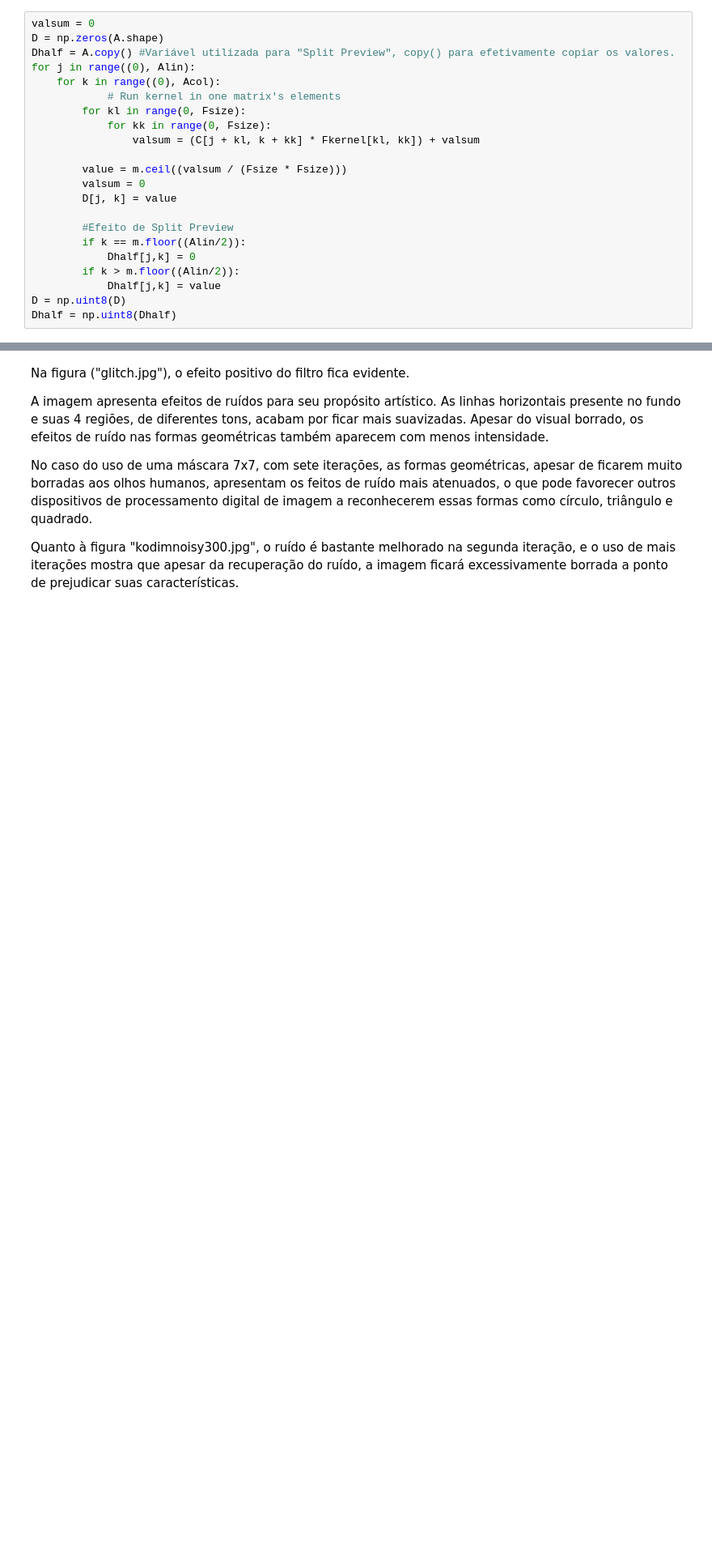
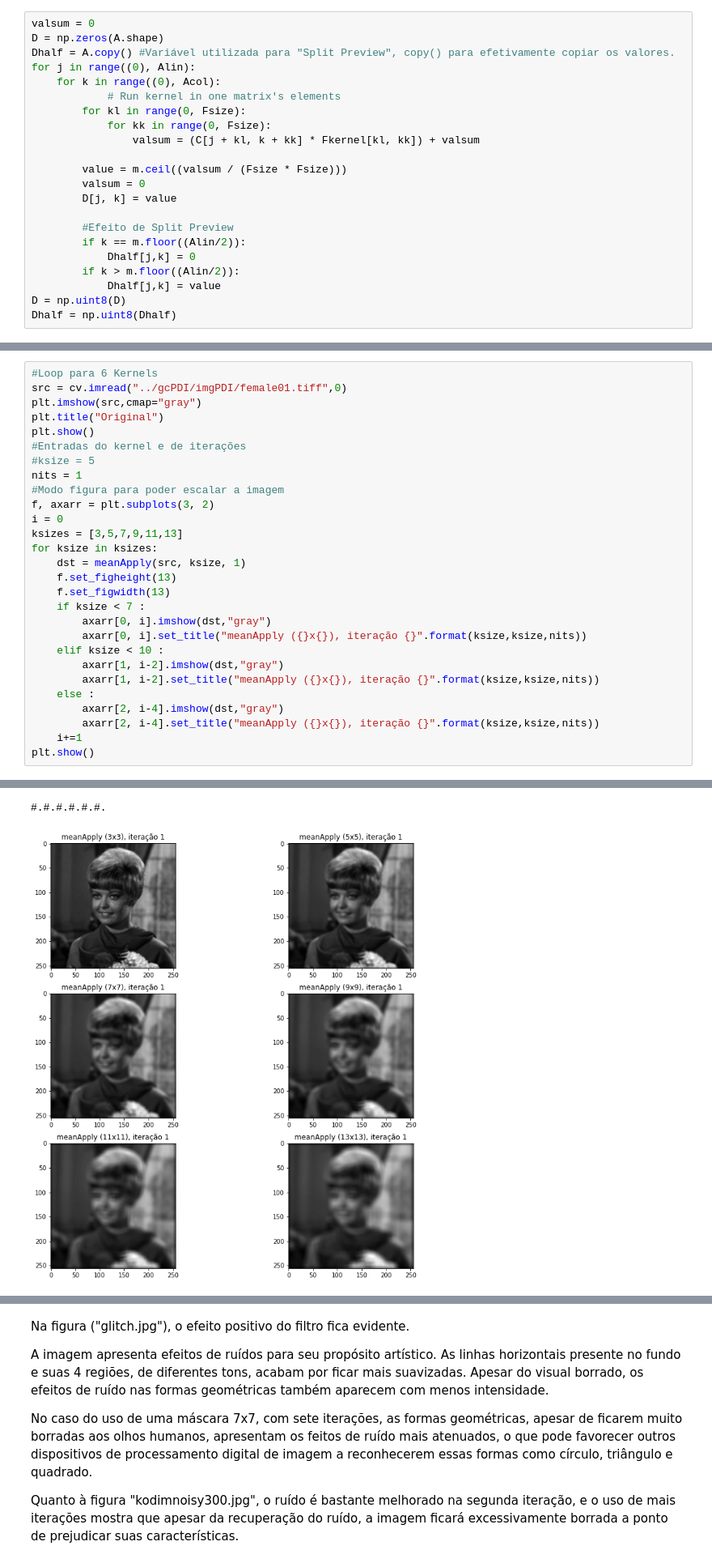
Before and after one commit to Err0rGCeni/studyLAPISCOOpenCV, a Jupyter notebook: gcPDI/gc02_01FiltroMedia.ipynb, the cells around one changed output, grey strips where cells are left out. Shown at 81% size. Saved outputs shown, nothing was run; the diff lists cells and outputs as text; blank space fills up the shorter version.

```diff
--- a/gcPDI/gc02_01FiltroMedia.ipynb
+++ b/gcPDI/gc02_01FiltroMedia.ipynb
@@ -339,0 +281,29 @@ Iteração -> 5
+# %%
+#Loop para 6 Kernels
+src = cv.imread("../gcPDI/imgPDI/female01.tiff",0)
+plt.imshow(src,cmap="gray")
+plt.title("Original")
+plt.show()
+#Entradas do kernel e de iterações
+#ksize = 5
+nits = 1
+#Modo figura para poder escalar a imagem
+f, axarr = plt.subplots(3, 2)
+i = 0
+ksizes = [3,5,7,9,11,13]
+for ksize in ksizes:
+    dst = meanApply(src, ksize, 1)
+    f.set_figheight(13)
+    f.set_figwidth(13)
+    if ksize < 7 :
+        axarr[0, i].imshow(dst,"gray")
+        axarr[0, i].set_title("meanApply ({}x{}), iteração {}".format(ksize,ksize,nits))
+    elif ksize < 10 :
+        axarr[1, i-2].imshow(dst,"gray")
+        axarr[1, i-2].set_title("meanApply ({}x{}), iteração {}".format(ksize,ksize,nits))
+    else :
+        axarr[2, i-4].imshow(dst,"gray")
+        axarr[2, i-4].set_title("meanApply ({}x{}), iteração {}".format(ksize,ksize,nits))
+    i+=1
+plt.show()
+# %% [output]
@@ -339,0 +311,2 @@ Iteração -> 5
+#.#.#.#.#.#.
+[figure, added]
```
Also changed, not shown: parts of 12 cells of this notebook, 1 other file.
